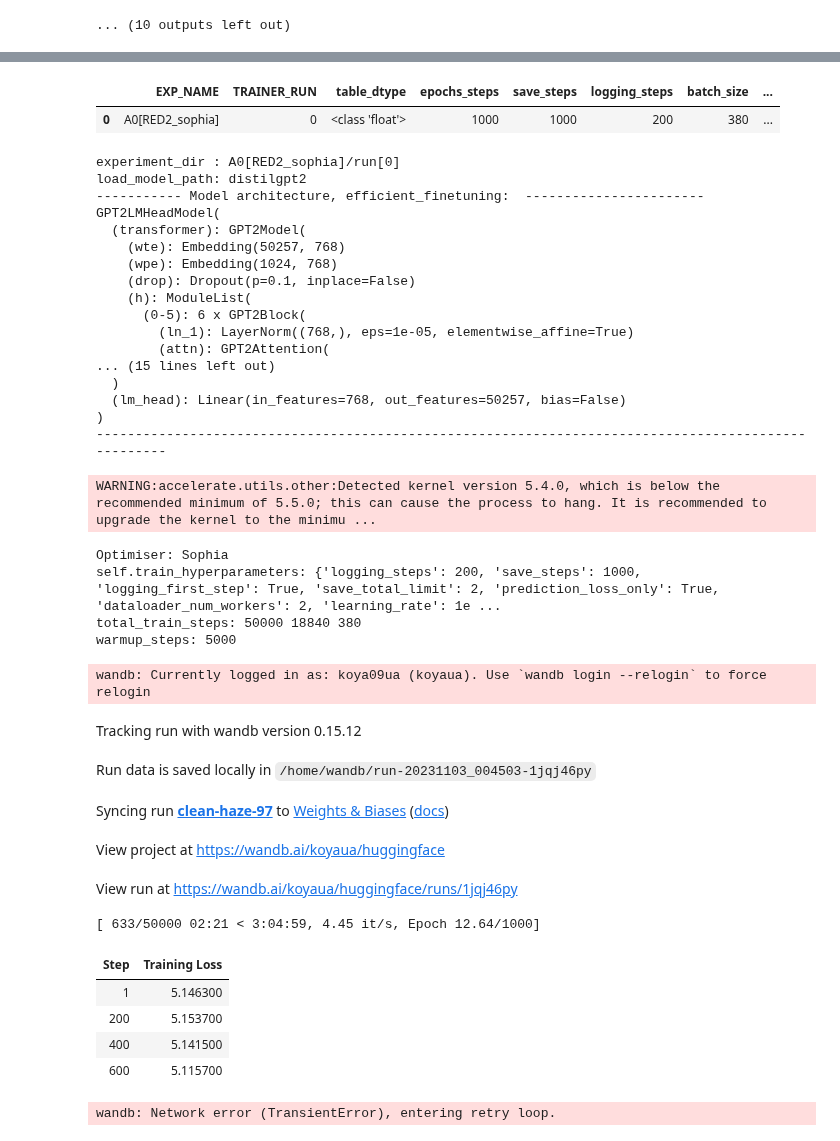
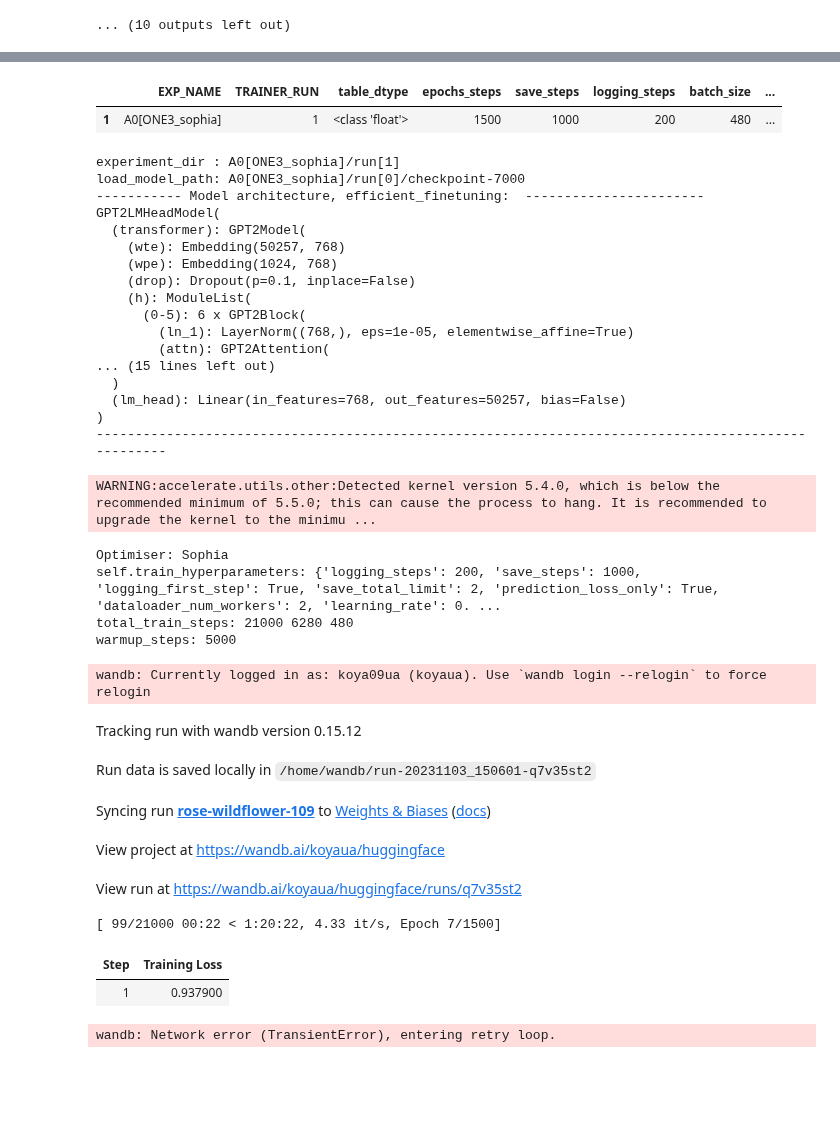
Before and after one commit to koyacolab/aispace, a Jupyter notebook: ai.ipynb, the cells around one changed output, grey strips where cells are left out. Cells and saved outputs as stored; diff of their text form; code cells hidden in the pictures; blank space fills up the shorter version.

```diff
--- a/ai.ipynb
+++ b/ai.ipynb
@@ -243,29 +243,30 @@ train_data
 # %%
 #### CODE DATA 4 TRAIN #####################################
 train_columns_list = ['B02', 'B03', 'B04', 'PID', 'DOY']
+train_columns_list = ['B03', 'PID', 'DOY']
 data = train_data[train_columns_list].copy()
 
 display(data)
 
-# Create a new DataFrame with four columns
-data = data.melt(id_vars=['PID', 'DOY'], value_vars=['B02', 'B03', 'B04'],
-                    var_name='BNAME', value_name='BAND')
+# # Create a new DataFrame with four columns
+# data = data.melt(id_vars=['PID', 'DOY'], value_vars=['B02', 'B03', 'B04'],
+#                     var_name='BNAME', value_name='BAND')
 
-data['BNAME'] = data['BNAME'].astype(str)
-#############################################################
+# data['BNAME'] = data['BNAME'].astype(str)
+# #############################################################
 
-# Get only trainable columns ###########################
-train_columns_list = ['DOY', 'PID', 'BNAME', 'BAND']
+# # Get only trainable columns ###########################
+# train_columns_list = ['DOY', 'PID', 'BNAME', 'BAND']
 
-data = data[train_columns_list].copy()
+# data = data[train_columns_list].copy()
 
-# data = data.astype(table_dtype)
-print(data.dtypes.tolist())
-# Reset the index to remove it
-data = data.reset_index(drop=True)
-# train_data.columns = final_columns_list
-print(f'Code data 4 trainable is for {train_columns_list}')
-display(data)
+# # data = data.astype(table_dtype)
+# print(data.dtypes.tolist())
+# # Reset the index to remove it
+# data = data.reset_index(drop=True)
+# # train_data.columns = final_columns_list
+# print(f'Code data 4 trainable is for {train_columns_list}')
+# display(data)
 
-print('Ready for train...')
+# print('Ready for train...')
 # %% [output]
@@ -314,7 +299,7 @@ EXP_NAME = 'exp-T4'
 optimizer_fit = 'sophia'
 ##########################################################
 
-EXP_NAME = f'A0[RED2_{optimizer_fit}]'
+EXP_NAME = f'A0[ONE3_{optimizer_fit}]'
 
 #### 1 ###########
 # learning_rate = 5e-5
@@ -333,23 +318,23 @@ EXP_NAME = f'A0[RED2_{optimizer_fit}]'
 # optimizer = SophiaG(model.parameters(), lr=2e-4, betas=(0.965, 0.99), rho = 0.01, weight_decay=1e-1)
 
 #### FOR V-100 GPU USABILITY################################
-epochs_steps = 1000   # 250 #50
+epochs_steps = 1500   # 250 #50
 save_steps = 1000   #250 #50 #9380  #2000   # FOR FIT THIS VALUE START TRAIN DATASET, EQUALS FOR STEPS IN FIRST START
 logging_steps = 200 # 250 #25 #9380  #1000
 #### batch_size = 250 for T4
 batch_size = 200 #RGBN
 batch_size = 250 # 5 columns trainable
-batch_size = 380 # 4 columns trainable
+batch_size = 480 # 4 columns trainable
 #######################################
 step_checkpoint_list = [7000, 105000, 82000, 32000, 22000, 112000, 112000, 112000]
 step_checkpoint_list = [112000, 32000, 21000]
-step_checkpoint_list = [152000]
+step_checkpoint_list = [7000]
 
-lr_fit=1e-7
+lr_fit=1e-4
 learning_rate = lr_fit
 
 experiment_dir = ""
-TRAINER_RUN = 0
+TRAINER_RUN = 1
 RESUME_FROM_CHECKPOINT = False
 
 
@@ -443,46 +428,43 @@ else:
     model.fit(data=data, optimizer=optimizer_fit, lr_fit=lr_fit)
 # model.fit(data=train_data, test_data=test_data)
 
 model.save(f'{experiment_dir}/model')
 
 TRAINER_DICT.to_csv(f'{experiment_dir}.csv')
 # %% [output]
 |  | EXP_NAME | TRAINER_RUN | table_dtype | epochs_steps | save_steps | logging_steps | batch_size | ... |
-| 0 | A0[RED2_sophia] | 0 | <class 'float'> | 1000 | 1000 | 200 | 380 | ... |
+| 1 | A0[ONE3_sophia] | 1 | <class 'float'> | 1500 | 1000 | 200 | 480 | ... |
-experiment_dir : A0[RED2_sophia]/run[0]
-load_model_path: distilgpt2
+experiment_dir : A0[ONE3_sophia]/run[1]
+load_model_path: A0[ONE3_sophia]/run[0]/checkpoint-7000
 ----------- Model architecture, efficient_finetuning:  -----------------------
 GPT2LMHeadModel(
   (transformer): GPT2Model(
     (wte): Embedding(50257, 768)
     (wpe): Embedding(1024, 768)
     (drop): Dropout(p=0.1, inplace=False)
     (h): ModuleList(
       (0-5): 6 x GPT2Block(
         (ln_1): LayerNorm((768,), eps=1e-05, elementwise_affine=True)
         (attn): GPT2Attention(
 ... (15 lines left out)
   )
   (lm_head): Linear(in_features=768, out_features=50257, bias=False)
 )
 ----------------------------------------------------------------------------------------------------
 WARNING:accelerate.utils.other:Detected kernel version 5.4.0, which is below the recommended minimum of 5.5.0; this can cause the process to hang. It is recommended to upgrade the kernel to the minimu ...
 Optimiser: Sophia
-self.train_hyperparameters: {'logging_steps': 200, 'save_steps': 1000, 'logging_first_step': True, 'save_total_limit': 2, 'prediction_loss_only': True, 'dataloader_num_workers': 2, 'learning_rate': 1e ...
-total_train_steps: 50000 18840 380
+self.train_hyperparameters: {'logging_steps': 200, 'save_steps': 1000, 'logging_first_step': True, 'save_total_limit': 2, 'prediction_loss_only': True, 'dataloader_num_workers': 2, 'learning_rate': 0. ...
+total_train_steps: 21000 6280 480
 warmup_steps: 5000
 wandb: Currently logged in as: koya09ua (koyaua). Use `wandb login --relogin` to force relogin
 Tracking run with wandb version 0.15.12
-Run data is saved locally in /home/wandb/run-20231103_004503-1jqj46py
+Run data is saved locally in /home/wandb/run-20231103_150601-q7v35st2
-Syncing run clean-haze-97 to Weights & Biases (docs)
+Syncing run rose-wildflower-109 to Weights & Biases (docs)
 View project at https://wandb.ai/koyaua/huggingface
-View run at https://wandb.ai/koyaua/huggingface/runs/1jqj46py
+View run at https://wandb.ai/koyaua/huggingface/runs/q7v35st2
-[ 633/50000 02:21 < 3:04:59, 4.45 it/s, Epoch 12.64/1000]
+[ 99/21000 00:22 < 1:20:22, 4.33 it/s, Epoch 7/1500]
 | Step | Training Loss |
-| 1 | 5.146300 |
-| 200 | 5.153700 |
-| 400 | 5.141500 |
-| 600 | 5.115700 |
+| 1 | 0.937900 |
 wandb: Network error (TransientError), entering retry loop.
 # %%
 from google.colab import runtime
```
Also changed, not shown: parts of 1 cell of this notebook, 2 other files.
